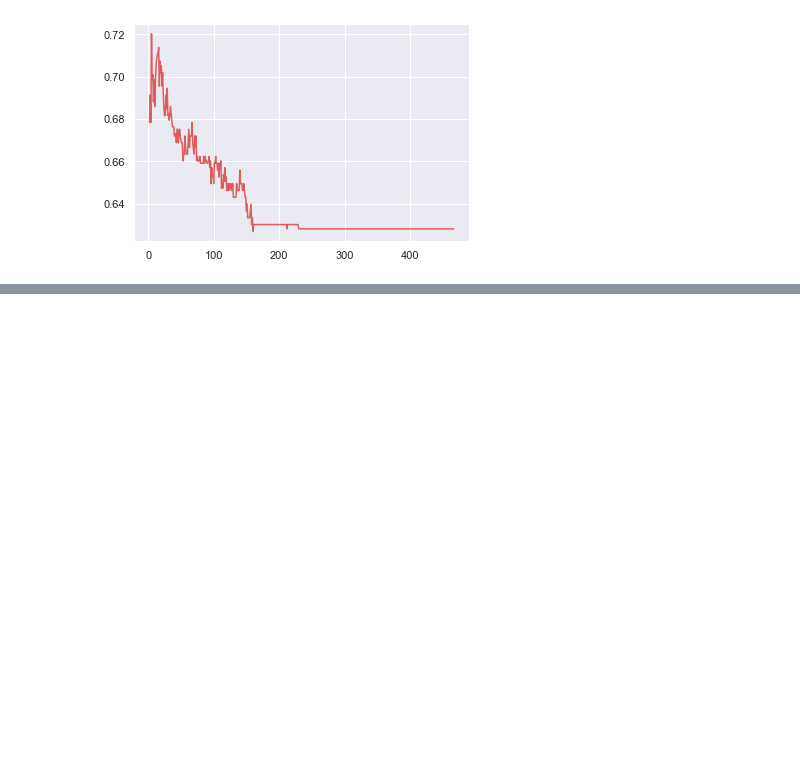
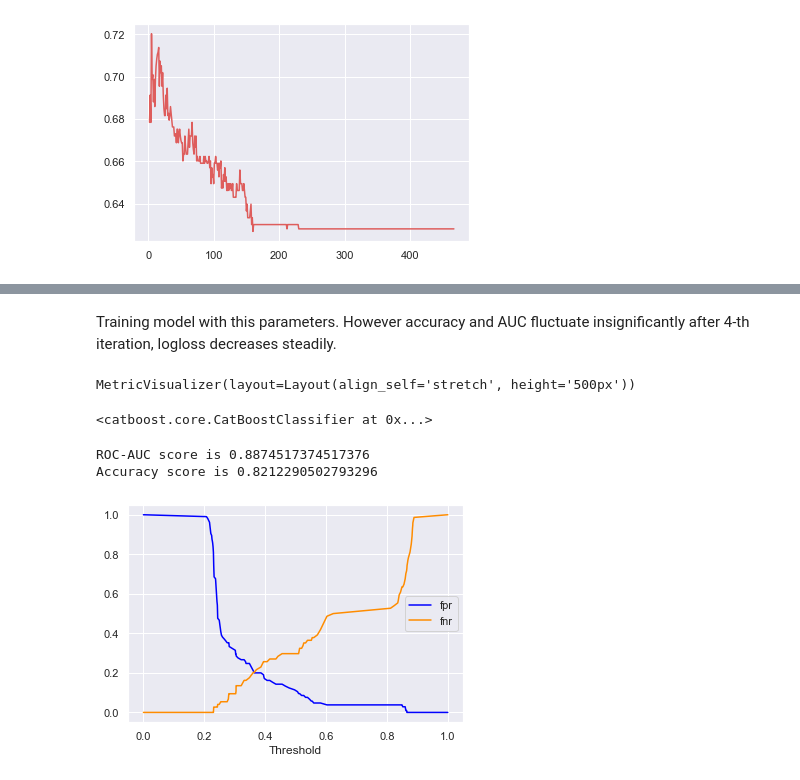
Before and after one commit to dolium/ml_course_project_bogdan_salyp, a Jupyter notebook: titanic_model.ipynb, the cells around one changed output, grey strips where cells are left out. Saved outputs shown, nothing was run; the diff lists cells and outputs as text; code cells hidden in the pictures; blank space fills up the shorter version.

```diff
--- a/titanic_model.ipynb
+++ b/titanic_model.ipynb
@@ -284,0 +337,50 @@ plt.plot(nbrs, predictions_scores)
+# %% [markdown]
+Training model with this parameters. However accuracy and AUC fluctuate insignificantly after 4-th iteration, logloss decreases steadily.
+# %%
+model = CatBoostClassifier(
+    iterations = 13,
+    learning_rate = 0.1,
+    loss_function = "Logloss",
+    verbose = False,
+    eval_metric = "AUC",
+    custom_loss = ["AUC", "Accuracy"]
+    #early_stopping_rounds = 5
+)
+
+
+model.fit(X = pool, plot = True, eval_set = (X_test, y_test), verbose = False)
+# %% [output]
+MetricVisualizer(layout=Layout(align_self='stretch', height='500px'))
+<catboost.core.CatBoostClassifier at 0x...>
+# %%
+from typing import NoReturn
+from typing import Any
+def get_roc_score(model: CatBoostClassifier, X_test: pd.DataFrame, y_test: Any) -> NoReturn:
+    from catboost.utils import get_fpr_curve
+    from catboost.utils import get_fnr_curve
+    from catboost.utils import get_roc_curve
+    import matplotlib.pyplot as plt
+    eval_pool = Pool(X_test, y_test)
+    curve = get_roc_curve(model, data = eval_pool)
+    (thresholds, fpr) = get_fpr_curve(model = model, curve = curve)
+    (thresholds, fnr) = get_fnr_curve(model = model, curve = curve)
+    plt.plot(thresholds, fpr, color = "blue")
+    plt.plot(thresholds, fnr, color = "darkorange")
+    plt.legend(["fpr", "fnr"])
+    plt.xlabel("Threshold")
+
+
+
+
+    from sklearn.metrics import roc_auc_score
+    from sklearn.metrics import accuracy_score
+    roc_score = roc_auc_score(y_test, model.predict_proba(X_test)[:, 1])
+    print(f"ROC-AUC score is {roc_score}")
+    ac_score = accuracy_score(y_test, pred)
+    print(f"Accuracy score is {ac_score}")
+# %%
+get_roc_score(X_test = X_test, y_test = y_test, model = model)
+# %% [output]
+ROC-AUC score is 0.8874517374517376
+Accuracy score is 0.8212290502793296
+[figure, added]
```
Also changed, not shown: parts of 34 cells of this notebook.
